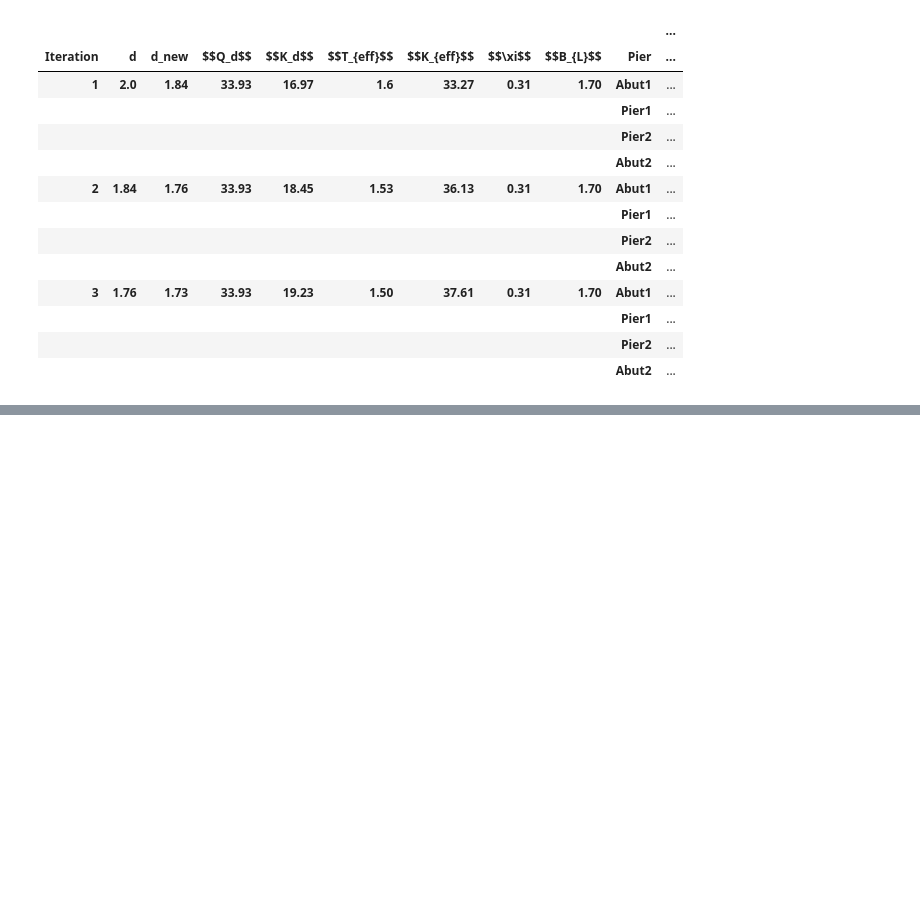
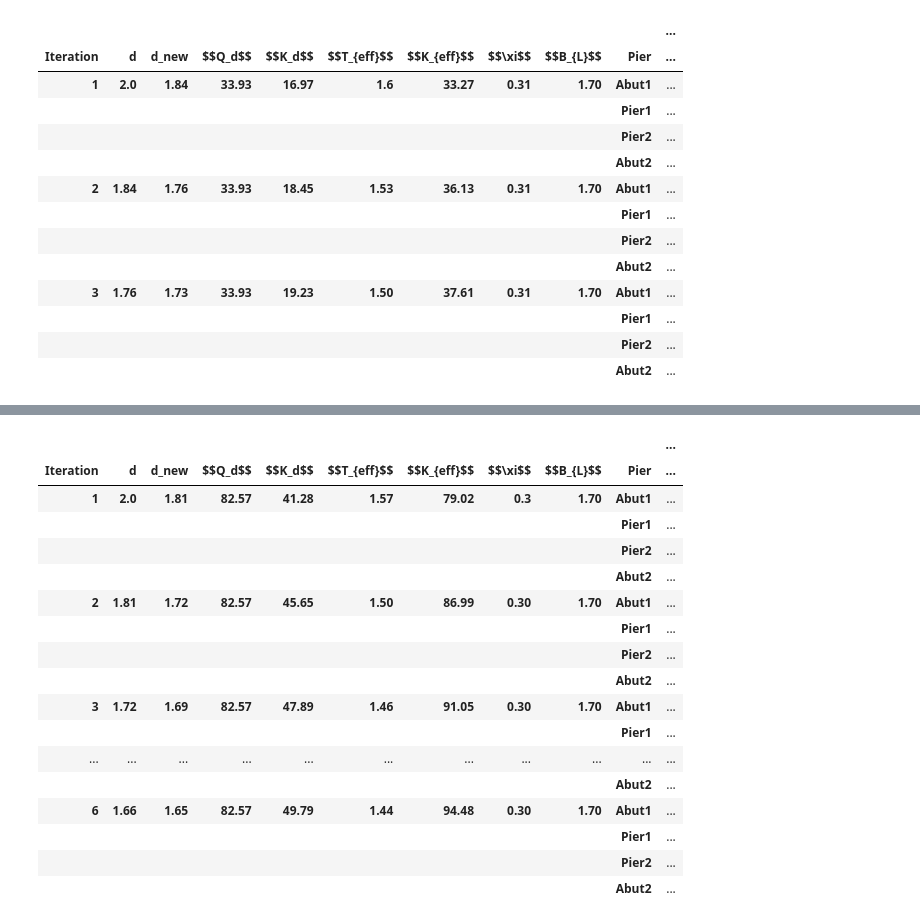
Before and after one commit to CFCSL/BASE-ISOLATION, a Jupyter notebook: Samples.ipynb, the cells around one changed output, grey strips where cells are left out. Cells and saved outputs as stored; diff of their text form; code cells hidden in the pictures; blank space fills up the shorter version.

```diff
--- a/Samples.ipynb
+++ b/Samples.ipynb
@@ -147,0 +150,23 @@ concat_df
+# %%
+# Example 2.0:
+m=4
+n=3
+n_c=[0,1,1,0]
+W_SS=1651.32
+W_PP=256.26
+W=[168.48,657.18,657.18,168.48]
+K_sub=[10000,288.87, 288.87,10000]
+K1_sub=[10000,307.0, 307.0,10000]
+angle_skew=0
+#%%%%%%
+PGA=0.40
+S_1=0.20
+S_S=0.75
+SiteClass="B"
+q=0.05 # 5%
+k=0.05
+tol=0.005
+T_max=2
+Isolator_Type='Lead-rubber bearing'
+# %%
+data, concat_df=Iteration(m,n,n_c,W_SS, W_PP,W,K_sub,angle_skew,PGA, S_1,S_S, SiteClass,q,k,tol,T_max, Isolator_Type)
@@ -147,0 +177,21 @@ concat_df
+# %%
+concat_df
+# %% [output]
+|  |  |  |  |  |  |  |  |  |  | ... |
+| Iteration | d | d_new | $$Q_d$$ | $$K_d$$ | $$T_{eff}$$ | $$K_{eff}$$ | $$\xi$$ | $$B_{L}$$ | Pier | ... |
+| 1 | 2.0 | 1.81 | 82.57 | 41.28 | 1.57 | 79.02 | 0.3 | 1.70 | Abut1 | ... |
+|  |  |  |  |  |  |  |  |  | Pier1 | ... |
+|  |  |  |  |  |  |  |  |  | Pier2 | ... |
+|  |  |  |  |  |  |  |  |  | Abut2 | ... |
+| 2 | 1.81 | 1.72 | 82.57 | 45.65 | 1.50 | 86.99 | 0.30 | 1.70 | Abut1 | ... |
+|  |  |  |  |  |  |  |  |  | Pier1 | ... |
+|  |  |  |  |  |  |  |  |  | Pier2 | ... |
+|  |  |  |  |  |  |  |  |  | Abut2 | ... |
+| 3 | 1.72 | 1.69 | 82.57 | 47.89 | 1.46 | 91.05 | 0.30 | 1.70 | Abut1 | ... |
+|  |  |  |  |  |  |  |  |  | Pier1 | ... |
+| ... | ... | ... | ... | ... | ... | ... | ... | ... | ... | ... |
+|  |  |  |  |  |  |  |  |  | Abut2 | ... |
+| 6 | 1.66 | 1.65 | 82.57 | 49.79 | 1.44 | 94.48 | 0.30 | 1.70 | Abut1 | ... |
+|  |  |  |  |  |  |  |  |  | Pier1 | ... |
+|  |  |  |  |  |  |  |  |  | Pier2 | ... |
+|  |  |  |  |  |  |  |  |  | Abut2 | ... |
```
Also changed, not shown: parts of 3 cells of this notebook.
